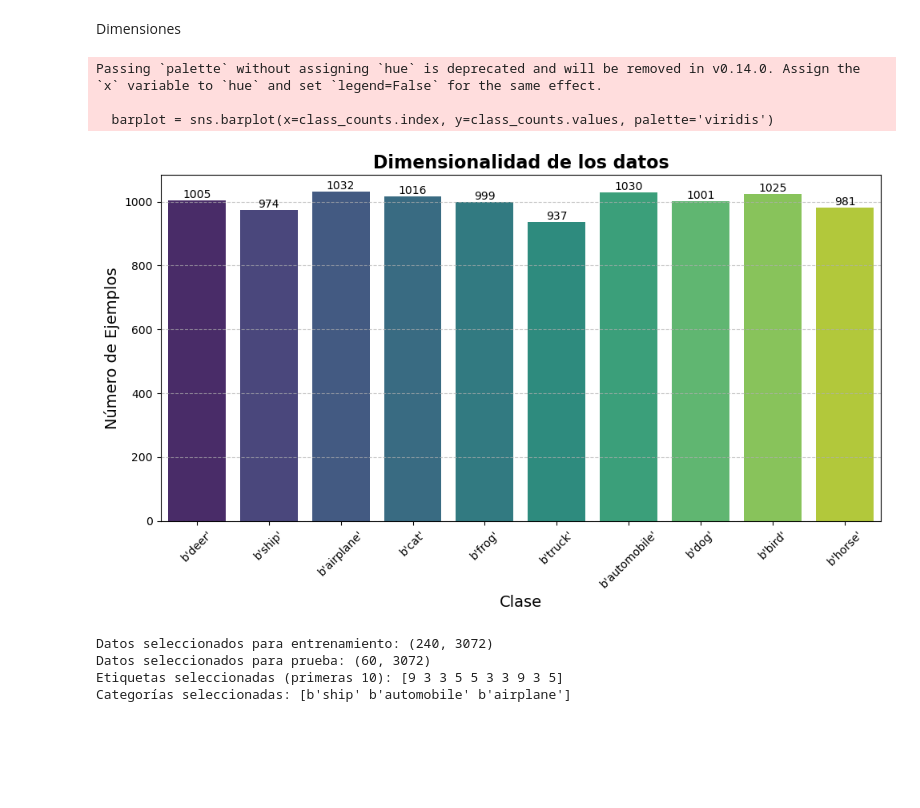
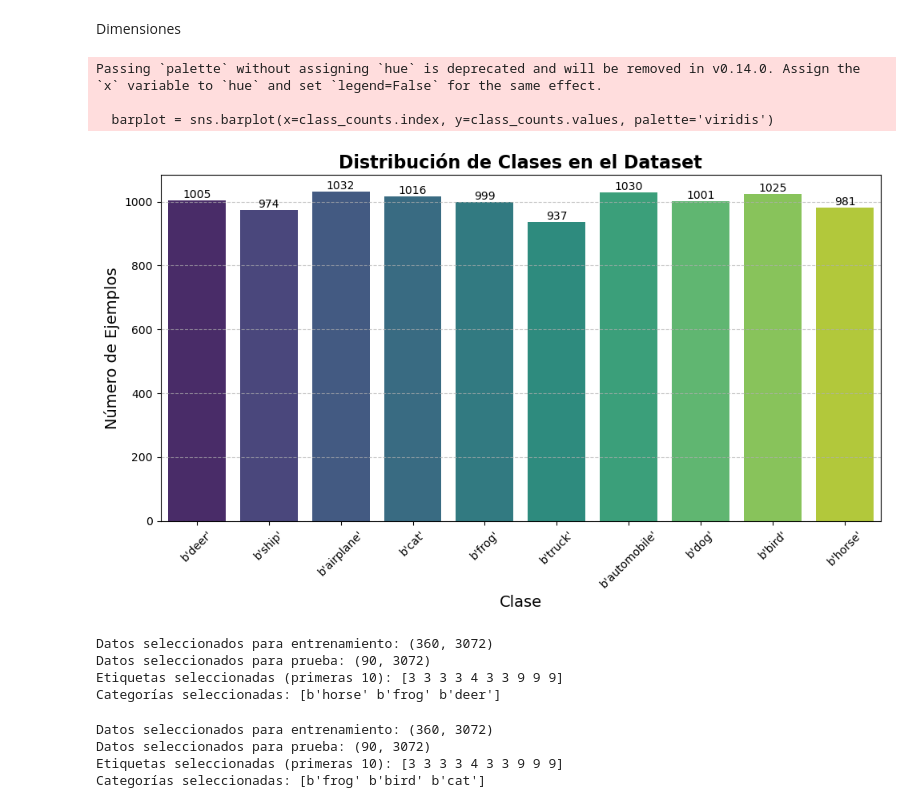
Before and after one commit to BalentinaAE/Pandas, a Jupyter notebook: Practica_ML1.ipynb, the cells around one changed output. Drawn from its saved outputs; the diff is of its cells as text; code cells hidden in the pictures; blank space fills up the shorter version.

```diff
--- a/Practica_ML1.ipynb
+++ b/Practica_ML1.ipynb
@@ -147,38 +147,35 @@ Dimensiones
 # %%
 import seaborn as sns
 import matplotlib.pyplot as plt
 import numpy as np
 import pandas as pd
 
 class_counts = pd.Series(data[b'labels']).value_counts()
+
 plt.figure(figsize=(10, 6))
 barplot = sns.barplot(x=class_counts.index, y=class_counts.values, palette='viridis')
 for p in barplot.patches:
     barplot.annotate(f'{int(p.get_height())}',
                      (p.get_x() + p.get_width() / 2., p.get_height()),
                      ha='center', va='bottom')
 
-plt.title('Dimensionalidad de los datos', fontsize=16, fontweight='bold')
+plt.title('Distribución de Clases en el Dataset', fontsize=16, fontweight='bold')
 plt.xlabel('Clase', fontsize=14)
 plt.ylabel('Número de Ejemplos', fontsize=14)
 plt.xticks(ticks=class_counts.index, labels=meta[b'label_names'], rotation=45)
 plt.grid(axis='y', linestyle='--', alpha=0.7)
 plt.tight_layout()
 plt.show()
 # %% [output]
 Passing `palette` without assigning `hue` is deprecated and will be removed in v0.14.0. Assign the `x` variable to `hue` and set `legend=False` for the same effect.
 
   barplot = sns.barplot(x=class_counts.index, y=class_counts.values, palette='viridis')
-[figure, old version]
+[figure, new version]
 # %%
 import numpy as np
 import pandas as pd
 import random
 from sklearn.model_selection import train_test_split
-
-data = unpickle("/users/BalentinaAE/PYTHON/Projects/Notebooks/data_batch_1")
-meta = unpickle("/users/BalentinaAE/PYTHON/Projects/Notebooks/batches.meta")
-
 labels = np.array(data[b'labels'])
 label_names = np.array(meta[b'label_names'])
 
@@ -203,7 +200,41 @@ print("Datos seleccionados para prueba:", X_test.shape)
 print("Etiquetas seleccionadas (primeras 10):", y_train[:10])
 print("Categorías seleccionadas:", label_names[selected_labels])
 # %% [output]
-Datos seleccionados para entrenamiento: (240, 3072)
-Datos seleccionados para prueba: (60, 3072)
-Etiquetas seleccionadas (primeras 10): [9 3 3 5 5 3 3 9 3 5]
-Categorías seleccionadas: [b'ship' b'automobile' b'airplane']
+Datos seleccionados para entrenamiento: (360, 3072)
+Datos seleccionados para prueba: (90, 3072)
+Etiquetas seleccionadas (primeras 10): [3 3 3 3 4 3 3 9 9 9]
+Categorías seleccionadas: [b'horse' b'frog' b'deer']
+# %%
+import numpy as np
+import pandas as pd
+import random
+from sklearn.model_selection import train_test_split
+
+labels = np.array(data[b'labels'])
+label_names = np.array(meta[b'label_names'])
+
+selected_labels = random.sample(list(set(labels)), 3)
+
+mask = np.isin(labels, selected_labels)
+X_selected = data[b'data'][mask]
+y_selected = labels[mask]
+
+df = pd.DataFrame(X_selected)
+df['label'] = y_selected
+
+ssampled_df = df.groupby('label', as_index=False).apply(lambda x: x.sample(n=min(150, len(x)), random_state=42)).reset_index(drop=True)
+
+X_sampled = sampled_df.drop('label', axis=1).to_numpy()
+y_sampled = sampled_df['label'].to_numpy()
+
+X_train, X_test, y_train, y_test = train_test_split(X_sampled, y_sampled, test_size=0.2, random_state=42)
+
+print("Datos seleccionados para entrenamiento:", X_train.shape)
+print("Datos seleccionados para prueba:", X_test.shape)
+print("Etiquetas seleccionadas (primeras 10):", y_train[:10])
+print("Categorías seleccionadas:", label_names[selected_labels])
+# %% [output]
+Datos seleccionados para entrenamiento: (360, 3072)
+Datos seleccionados para prueba: (90, 3072)
+Etiquetas seleccionadas (primeras 10): [3 3 3 3 4 3 3 9 9 9]
+Categorías seleccionadas: [b'frog' b'bird' b'cat']
```
Also changed, not shown: parts of 6 cells of this notebook.
